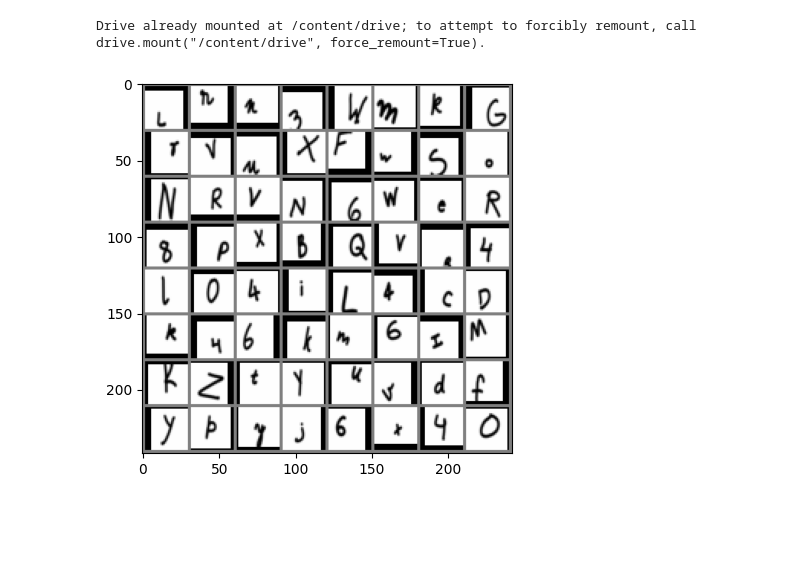
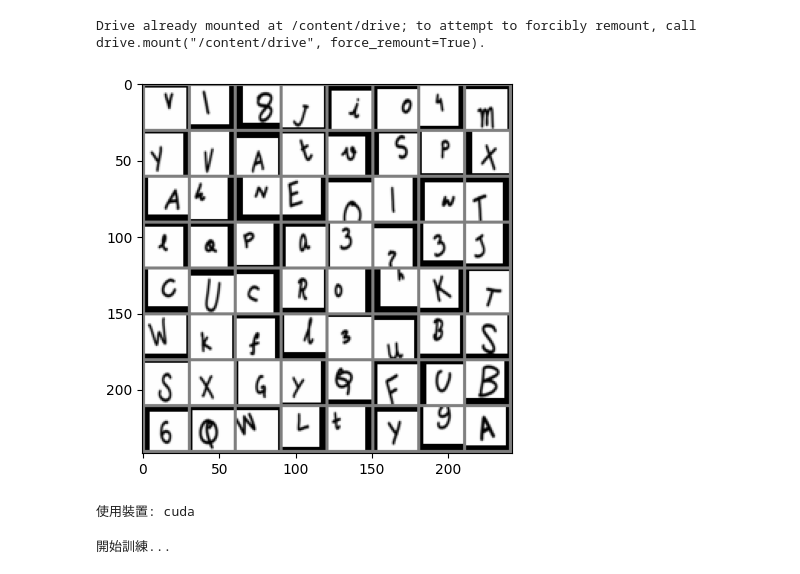
Before and after one commit to 22495521/99-multiplication-table, a Jupyter notebook: CNN_test.ipynb, the cells around one changed output. Saved outputs shown, nothing was run; the diff lists cells and outputs as text; code cells hidden in the pictures; blank space fills up the shorter version.

```diff
--- a/CNN_test.ipynb
+++ b/CNN_test.ipynb
@@ -49,27 +47,28 @@ test_tf = v2.Compose([
 trainset = datasets.ImageFolder(train_dir, transform=train_tf)
 testset  = datasets.ImageFolder(test_dir,  transform=test_tf)
 
-train_loader = DataLoader(trainset, batch_size=batch_size, shuffle=True, num_workers=2)
-testloader = torch.utils.data.DataLoader(testset, batch_size=batch_size,shuffle=False, num_workers=2)
+# 將 num_workers 設為 0 並加上 pin_memory=True 以加速 GPU 傳輸，避免 Colab 多執行緒讀檔卡頓
+train_loader = DataLoader(trainset, batch_size=batch_size, shuffle=True, num_workers=0, pin_memory=True)
+testloader = torch.utils.data.DataLoader(testset, batch_size=batch_size, shuffle=False, num_workers=0, pin_memory=True)
 # %%
 import matplotlib.pyplot as plt
 import numpy as np
 
 # functions to show an image
 
 
 def imshow(img):
     img = img / 2 + 0.5     # unnormalize
     npimg = img.numpy()
     plt.imshow(np.transpose(npimg, (1, 2, 0)))
     plt.show()
 
 
 # get some random training images
-dataiter = iter(trainloader)
+dataiter = iter(train_loader)
 images, labels = next(dataiter)
 
 # show images
 imshow(torchvision.utils.make_grid(images))
 # %% [output]
-[figure, old version]
+[figure, new version]
@@ -75,0 +101,55 @@ imshow(torchvision.utils.make_grid(images))
+# %%
+import torch.optim as optim
+
+criterion = nn.CrossEntropyLoss()
+optimizer = optim.Adam(net.parameters(), lr=0.01)
+
+# 檢查並設定 GPU/CUDA 裝置
+device = torch.device('cuda' if torch.cuda.is_available() else 'cpu')
+print(f"使用裝置: {device}")
+# %% [output]
+使用裝置: cuda
+# %%
+# 將模型送至指定裝置
+net = net.to(device)
+
+# 開始訓練
+epochs = 5
+print("開始訓練...")
+
+for epoch in range(epochs):
+    net.train()
+    running_loss = 0.0
+    correct = 0
+    total = 0
+
+    for i, (images, labels) in enumerate(train_loader):
+        images, labels = images.to(device), labels.to(device)
+
+        optimizer.zero_grad()
+
+        # 前向傳播
+        outputs = net(images)
+        loss = criterion(outputs, labels)
+
+        # 反向傳播與優化
+        loss.backward()
+        optimizer.step()
+
+        # 累加統計值
+        running_loss += loss.item() * images.size(0)
+        _, predicted = outputs.max(1)
+        total += labels.size(0)
+        correct += predicted.eq(labels).sum().item()
+
+        # 每 100 個 Batch 印出一次進度，避免看起來卡住
+        if (i + 1) % 100 == 0:
+            print(f"Epoch [{epoch+1}/{epochs}], Step [{i+1}/{len(train_loader)}], Loss: {loss.item():.4f}, Acc: {100. * correct / total:.2f}%")
+
+    train_loss = running_loss / len(train_loader.dataset)
+    train_acc = 100. * correct / total
+    print(f"===> Epoch [{epoch+1}/{epochs}] 結束 - 平均損失: {train_loss:.4f}, 平均準確度: {train_acc:.2f}%\n")
+
+print("訓練流程執行完畢！")
+# %% [output]
+開始訓練...
```
Also changed, not shown: parts of 3 cells of this notebook.
